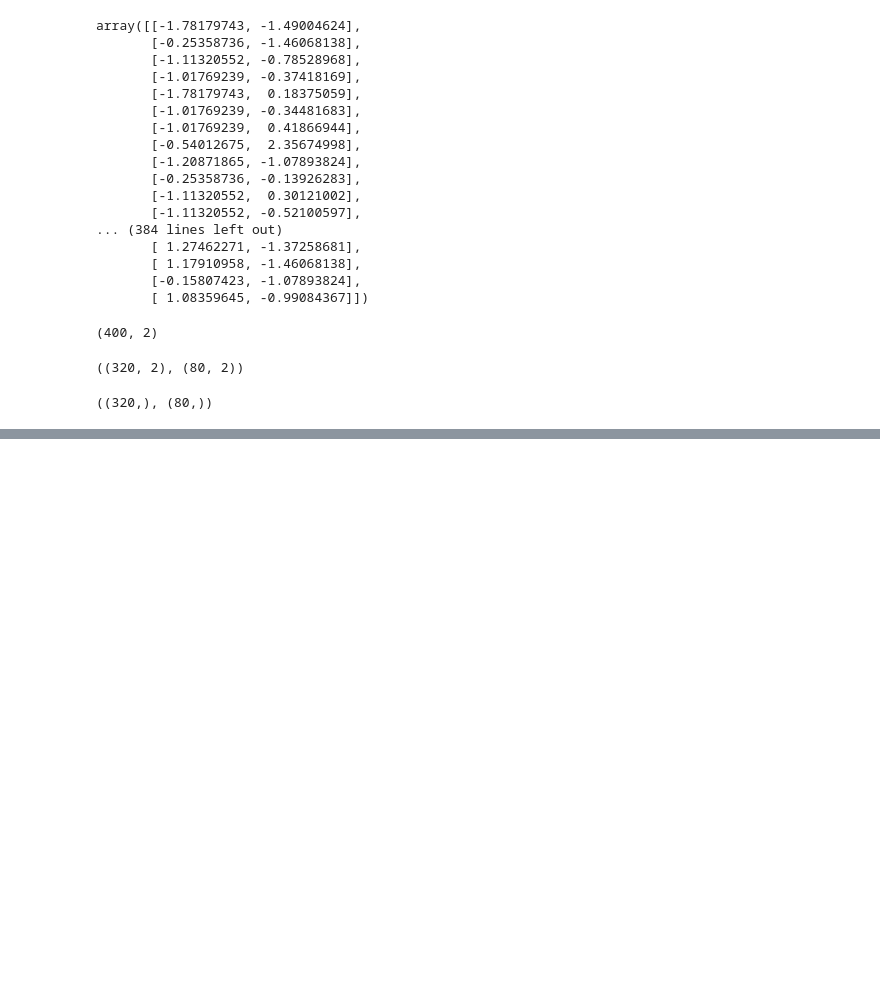
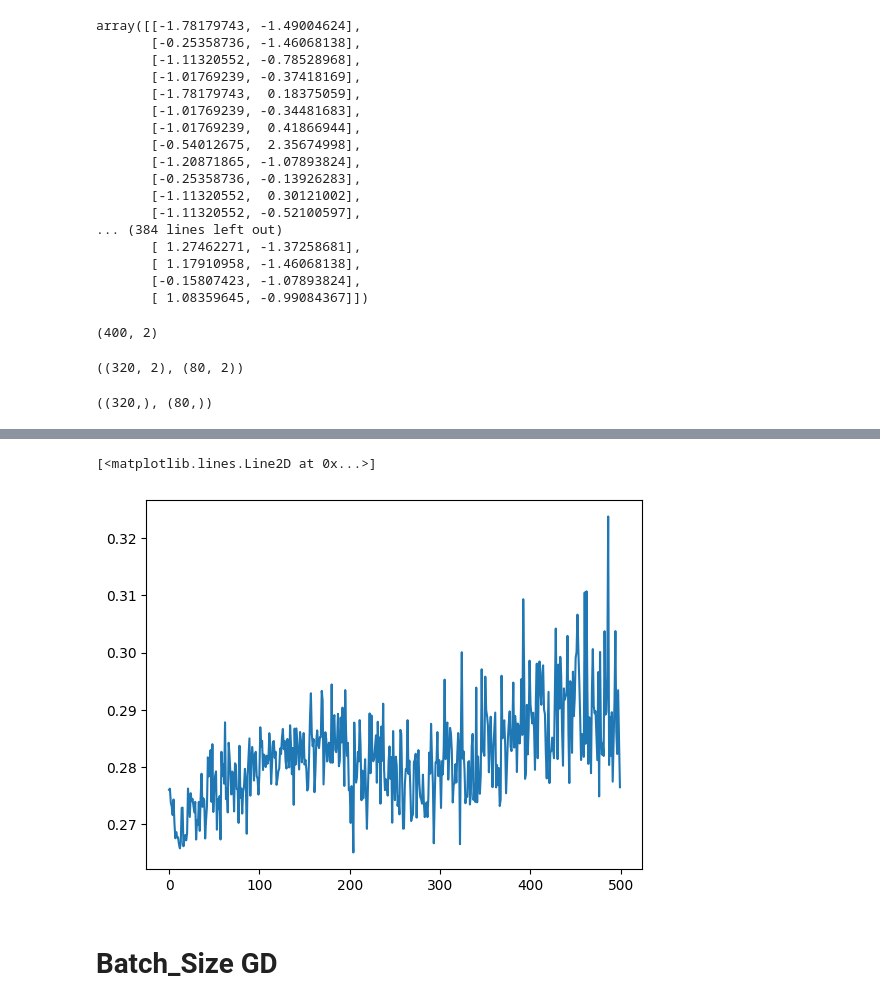
Before and after one commit to Rasel1435/a-to-z-deep-learning, a Jupyter notebook: Day09_Gradient_Descent_in_Neural_Networks/Gradient_Descent_in_Neural_Networks.ipynb, the cells around one changed output, grey strips where cells are left out. Saved outputs shown, nothing was run; the diff lists cells and outputs as text; code cells hidden in the pictures; blank space fills up the shorter version.

```diff
--- a/Day09_Gradient_Descent_in_Neural_Networks/Gradient_Descent_in_Neural_Networks.ipynb
+++ b/Day09_Gradient_Descent_in_Neural_Networks/Gradient_Descent_in_Neural_Networks.ipynb
@@ -219,0 +233,5 @@ Run_Time: 0.9155125617980957
+# %%
+model.compile(loss='binary_crossentropy', metrics='accuracy')
+start = time.time()
+histroy = model.fit(X_train, y_train, epochs=10, batch_size=1)
+print(f'Run_Time: {time.time() - start}')
@@ -219,0 +269,6 @@ Run_Time: 0.9155125617980957
+# %%
+model.compile(loss='binary_crossentropy', metrics='accuracy')
+start = time.time()
+"""Here i am skiping Train_test_spiliting i will take X_scaled it's mean 400 rows and y"""
+histroy = model.fit(X_scaled, y, epochs=10, batch_size=400, validation_split=0.2)
+print(f'Run_Time: {time.time() - start}')
@@ -219,0 +298,6 @@ Run_Time: 0.9155125617980957
+# %%
+model.compile(loss='binary_crossentropy', metrics='accuracy')
+start = time.time()
+"""Here i am skiping Train_test_spiliting i will take X_scaled it's mean 400 rows and y"""
+histroy = model.fit(X_scaled, y, epochs=10, batch_size=1, validation_split=0.2)
+print(f'Run_Time: {time.time() - start}')
@@ -219,0 +335,6 @@ Run_Time: 0.9155125617980957
+# %%
+model.compile(loss='binary_crossentropy', metrics='accuracy')
+start = time.time()
+"""Here i am skiping Train_test_spiliting i will take X_scaled it's mean 400 rows and y"""
+histroy = model.fit(X_scaled, y, epochs=500, batch_size=1, validation_split=0.2)
+print(f'Run_Time: {time.time() - start}')
@@ -219,0 +362,7 @@ Run_Time: 0.9155125617980957
+# %%
+plt.plot(histroy.history['loss'])
+# %% [output]
+[<matplotlib.lines.Line2D at 0x...>]
+[figure, added]
+# %% [markdown]
+# Batch_Size GD
```
Also changed, not shown: parts of 29 cells of this notebook.
